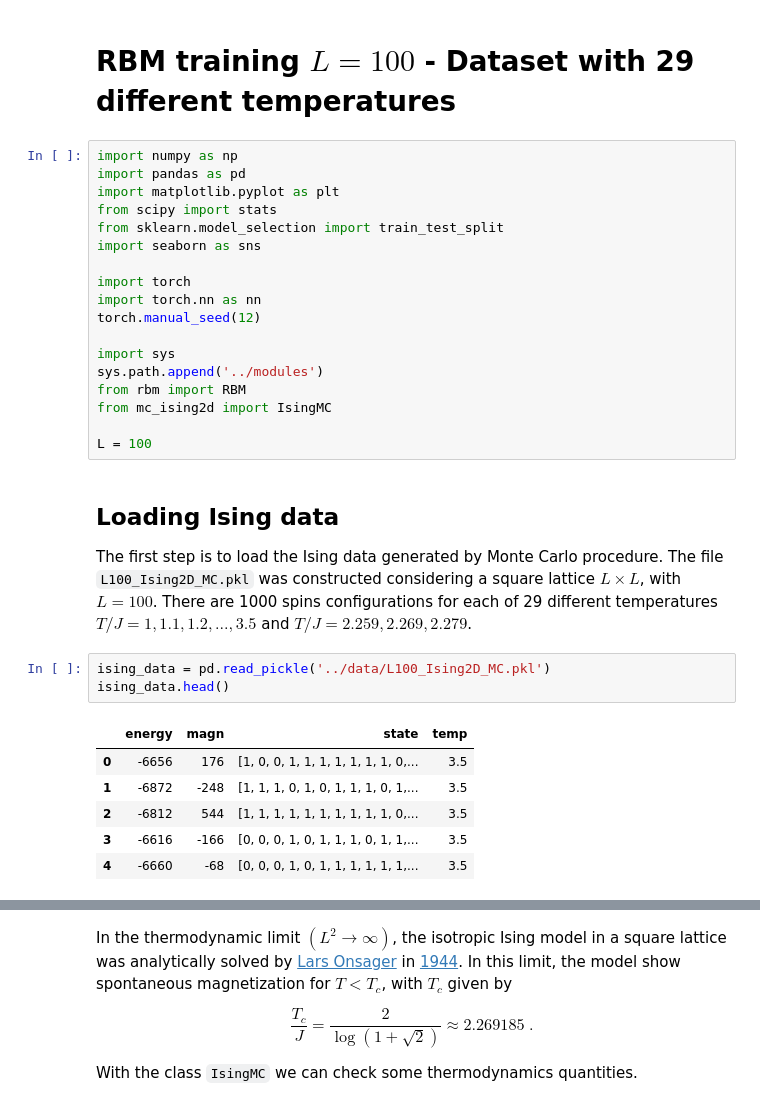
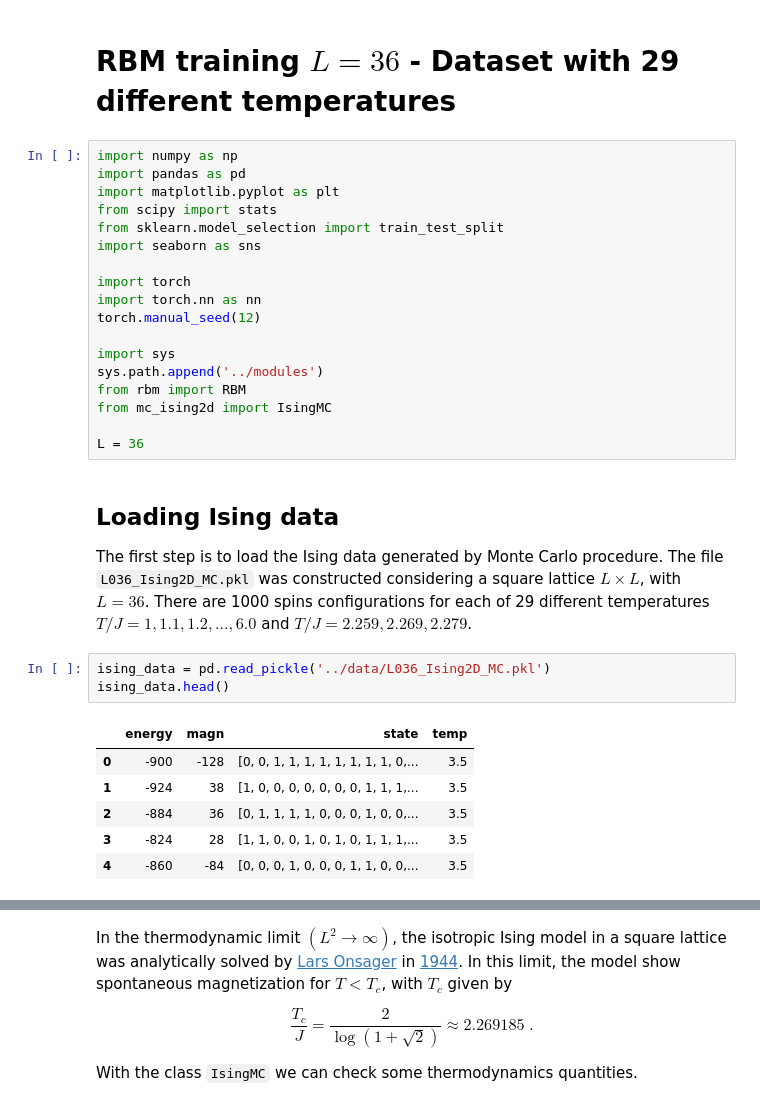
Before and after one commit to rodsveiga/rbm_flows_ising, a Jupyter notebook: training_RBM/RBM_L036_train_dataset_V_complete.ipynb, the cells around one changed output, grey strips where cells are left out. Cells and saved outputs as stored; diff of their text form.

```diff
--- a/training_RBM/RBM_L036_train_dataset_V_complete.ipynb
+++ b/training_RBM/RBM_L036_train_dataset_V_complete.ipynb
@@ -1,5 +1,5 @@
 # %% [markdown]
-# RBM training $ L=100$  - Dataset with 29 different temperatures
+# RBM training $ L=36$  - Dataset with 29 different temperatures
 # %%
 import numpy as np
 import pandas as pd
@@ -17,21 +17,21 @@ sys.path.append('../modules')
 from rbm import RBM
 from mc_ising2d import IsingMC
 
-L = 100
+L = 36
 # %% [markdown]
 ## Loading Ising data
 
-The first step is to load the Ising data generated by Monte Carlo procedure. The file `L100_Ising2D_MC.pkl` was constructed considering a square lattice $L\times L$, with $L=100$. There are 1000 spins configurations for each of 29 different temperatures $ T/J = 1, 1.1, 1.2, ..., 3.5 $ and $ T/J = 2.259, 2.269, 2.279$.
+The first step is to load the Ising data generated by Monte Carlo procedure. The file `L036_Ising2D_MC.pkl` was constructed considering a square lattice $L\times L$, with $L=36$. There are 1000 spins configurations for each of 29 different temperatures $ T/J = 1, 1.1, 1.2, ..., 6.0 $ and $ T/J = 2.259, 2.269, 2.279$.
 # %%
-ising_data = pd.read_pickle('../data/L100_Ising2D_MC.pkl')
+ising_data = pd.read_pickle('../data/L036_Ising2D_MC.pkl')
 ising_data.head()
 # %% [output]
 |  | energy | magn | state | temp |
-| 0 | -6656 | 176 | [1, 0, 0, 1, 1, 1, 1, 1, 1, 1, 0,... | 3.5 |
-| 1 | -6872 | -248 | [1, 1, 1, 0, 1, 0, 1, 1, 1, 0, 1,... | 3.5 |
-| 2 | -6812 | 544 | [1, 1, 1, 1, 1, 1, 1, 1, 1, 1, 0,... | 3.5 |
-| 3 | -6616 | -166 | [0, 0, 0, 1, 0, 1, 1, 1, 0, 1, 1,... | 3.5 |
-| 4 | -6660 | -68 | [0, 0, 0, 1, 0, 1, 1, 1, 1, 1, 1,... | 3.5 |
+| 0 | -900 | -128 | [0, 0, 1, 1, 1, 1, 1, 1, 1, 1, 0,... | 3.5 |
+| 1 | -924 | 38 | [1, 0, 0, 0, 0, 0, 0, 0, 1, 1, 1,... | 3.5 |
+| 2 | -884 | 36 | [0, 1, 1, 1, 1, 0, 0, 0, 1, 0, 0,... | 3.5 |
+| 3 | -824 | 28 | [1, 1, 0, 0, 1, 0, 1, 0, 1, 1, 1,... | 3.5 |
+| 4 | -860 | -84 | [0, 0, 0, 1, 0, 0, 0, 1, 1, 0, 0,... | 3.5 |
 # %%
 ising_data['temp'].value_counts()
 # %% [output]
```
Also changed, not shown: parts of 4 cells of this notebook, 3 other files.
